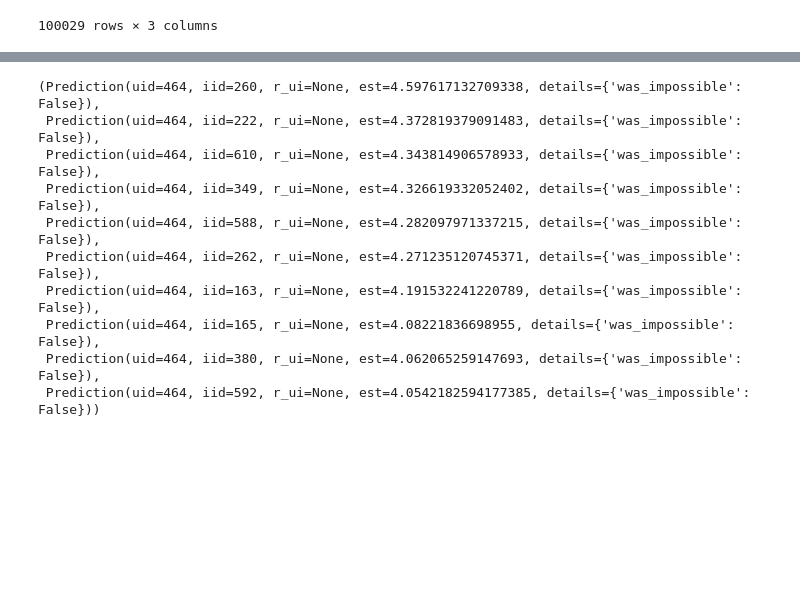
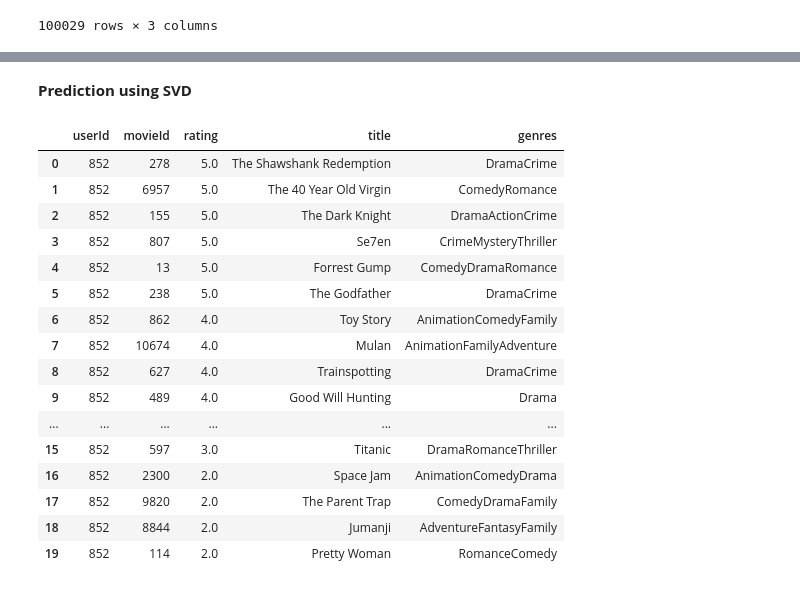
Before and after one commit to marreche/deep_film, a Jupyter notebook: model/svd.ipynb, the cells around one changed output, grey strips where cells are left out. Cells and saved outputs as stored; diff of their text form; code cells hidden in the pictures; blank space fills up the shorter version.

```diff
--- a/model/svd.ipynb
+++ b/model/svd.ipynb
@@ -639,13 +494,65 @@ movies.loc[movies['movieId'] == '380']
-# %%
-model.predict(464, 260), model.predict(464, 222), model.predict(464, 610), model.predict(464, 349),  model.predict(464, 588),  model.predict(464, 262),  model.predict(464, 163),  model.predict(464, 165),  model.predict(464, 380),  model.predict(464, 592)
-# %% [output]
-(Prediction(uid=464, iid=260, r_ui=None, est=4.597617132709338, details={'was_impossible': False}),
- Prediction(uid=464, iid=222, r_ui=None, est=4.372819379091483, details={'was_impossible': False}),
- Prediction(uid=464, iid=610, r_ui=None, est=4.343814906578933, details={'was_impossible': False}),
- Prediction(uid=464, iid=349, r_ui=None, est=4.326619332052402, details={'was_impossible': False}),
- Prediction(uid=464, iid=588, r_ui=None, est=4.282097971337215, details={'was_impossible': False}),
- Prediction(uid=464, iid=262, r_ui=None, est=4.271235120745371, details={'was_impossible': False}),
- Prediction(uid=464, iid=163, r_ui=None, est=4.191532241220789, details={'was_impossible': False}),
- Prediction(uid=464, iid=165, r_ui=None, est=4.08221836698955, details={'was_impossible': False}),
- Prediction(uid=464, iid=380, r_ui=None, est=4.062065259147693, details={'was_impossible': False}),
- Prediction(uid=464, iid=592, r_ui=None, est=4.0542182594177385, details={'was_impossible': False}))
+# %% [markdown]
+__Prediction using SVD__
+# %%
+def get_SVD (trainset):
+
+    algo_SVD = SVD(n_factors = 11)
+    algo_SVD.fit(trainset)
+
+
+    # Predict ratings for all pairs (i,j) that are NOT in the training set.
+    testset = trainset.build_anti_testset()
+
+    predictions_svd = algo_SVD.test(testset)
+    return predictions_svd
+# %%
+def get_top_n(predictions, userId, movies_, df_user, n=20):
+
+    ## Map the predictions to each user.
+    top_n = defaultdict(list)
+    for uid, iid, true_r, est, _ in predictions:
+        top_n[uid].append((iid, est))
+
+    ## Sort the predictions for each user and retrieve the k highest ones.
+    for uid, user_ratings in top_n.items():
+        user_ratings.sort(key=lambda x: x[1], reverse=True)
+        top_n[uid] = user_ratings[:n]
+
+
+    ## Df with predictions.
+    preds_df = pd.DataFrame([(id, pair[0],pair[1]) for id, row in top_n.items() for pair in row],
+                        columns=["userId" ,"movieId","rating_prediction"])
+
+
+    #5. Return pred_usr, i.e. top N recommended movies with (merged) titles and genres.
+    pred_user = preds_df[preds_df["userId"] == (userId)].merge(movies_, how = 'left', left_on = 'movieId', right_on = 'movieId')
+
+    #6. Return hist_usr, returns already rated movies by user.
+    rated_user = df_user[df_user.userId == (userId) ].sort_values("rating", ascending = False).merge\
+    (movies_, how = 'left', left_on = 'movieId', right_on = 'movieId')
+
+
+    return rated_user, pred_user
+# %%
+predictions = get_SVD(trainset)
+hist_852_svd, pred_852_svd = get_top_n(predictions, movies_=df_movies, df_user = df_user, userId=852)
+# %%
+hist_852_svd
+# %% [output]
+|  | userId | movieId | rating | title | genres |
+| 0 | 852 | 278 | 5.0 | The Shawshank Redemption | DramaCrime |
+| 1 | 852 | 6957 | 5.0 | The 40 Year Old Virgin | ComedyRomance |
+| 2 | 852 | 155 | 5.0 | The Dark Knight | DramaActionCrime |
+| 3 | 852 | 807 | 5.0 | Se7en | CrimeMysteryThriller |
+| 4 | 852 | 13 | 5.0 | Forrest Gump | ComedyDramaRomance |
+| 5 | 852 | 238 | 5.0 | The Godfather | DramaCrime |
+| 6 | 852 | 862 | 4.0 | Toy Story | AnimationComedyFamily |
+| 7 | 852 | 10674 | 4.0 | Mulan | AnimationFamilyAdventure |
+| 8 | 852 | 627 | 4.0 | Trainspotting | DramaCrime |
+| 9 | 852 | 489 | 4.0 | Good Will Hunting | Drama |
+| ... | ... | ... | ... | ... | ... |
+| 15 | 852 | 597 | 3.0 | Titanic | DramaRomanceThriller |
+| 16 | 852 | 2300 | 2.0 | Space Jam | AnimationComedyDrama |
+| 17 | 852 | 9820 | 2.0 | The Parent Trap | ComedyDramaFamily |
+| 18 | 852 | 8844 | 2.0 | Jumanji | AdventureFantasyFamily |
+| 19 | 852 | 114 | 2.0 | Pretty Woman | RomanceComedy |
```
Also changed, not shown: parts of 52 cells of this notebook, 13 other files.
